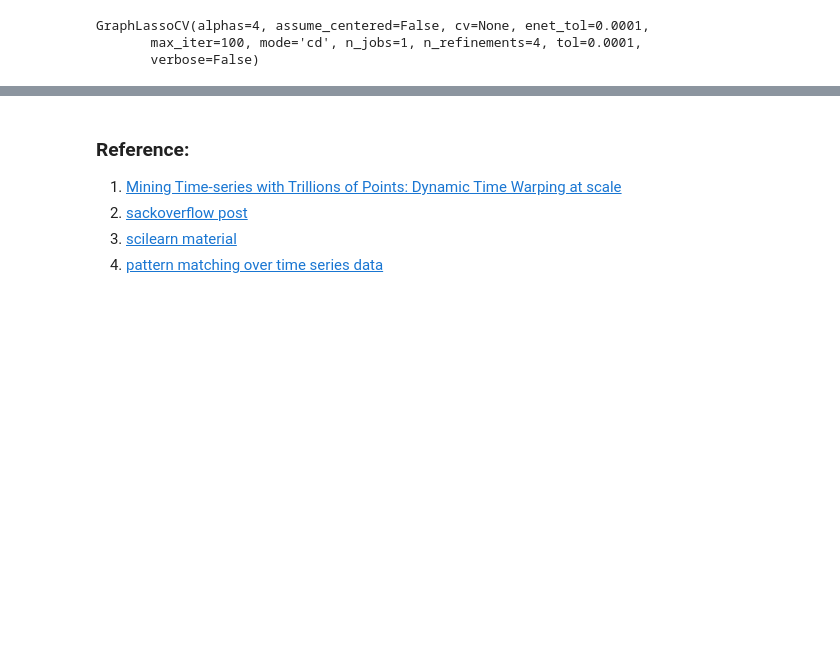
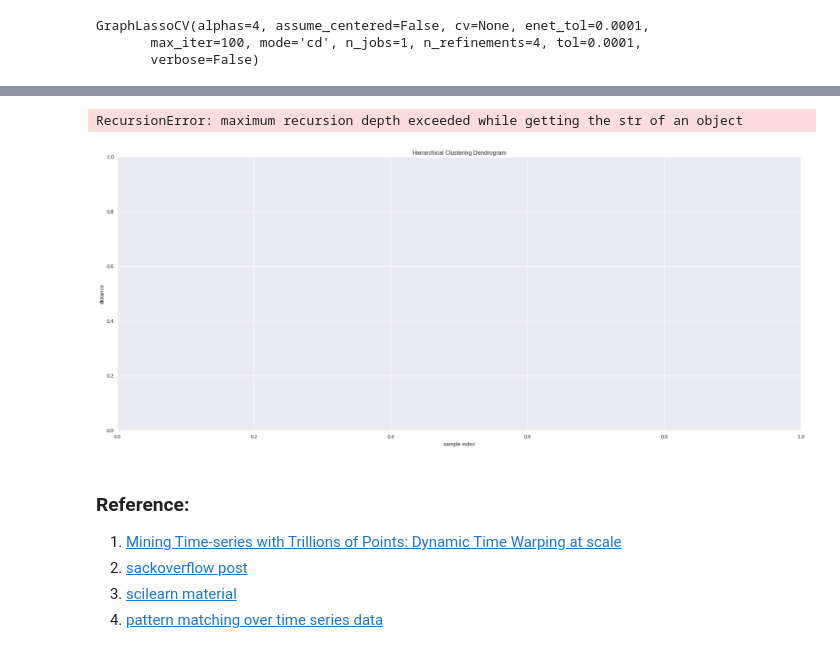
Before and after one commit to shwsun/spot-analysis, a Jupyter notebook: spot_analysis.ipynb, the cells around one changed output, grey strips where cells are left out. Saved outputs shown, nothing was run; the diff lists cells and outputs as text; code cells hidden in the pictures; blank space fills up the shorter version.

```diff
--- a/spot_analysis.ipynb
+++ b/spot_analysis.ipynb
@@ -527,3 +610,24 @@ plt.show()
+# %%
+# Here we decided to use spearman correlation
+correlation_matrix = timeSeries.T.corr(method='spearman')
+
+# Do the clustering
+Z = hac.linkage(correlation_matrix, 'single')
+
+# Plot dendogram
+plt.figure(figsize=(25, 10))
+plt.title('Hierarchical Clustering Dendrogram')
+plt.xlabel('sample index')
+plt.ylabel('distance')
+hac.dendrogram(
+    Z,
+    leaf_rotation=90.,  # rotates the x axis labels
+    leaf_font_size=8.,  # font size for the x axis labels
+)
+plt.show()
+# %% [output]
+RecursionError: maximum recursion depth exceeded while getting the str of an object
+[figure, added]
 # %% [markdown]
 ### Reference:
 1. [Mining Time-series with Trillions of Points: Dynamic Time Warping at scale](http://practicalquant.blogspot.com/2012/10/mining-time-series-with-trillions-of.html)
```
Also changed, not shown: parts of 7 cells of this notebook.
